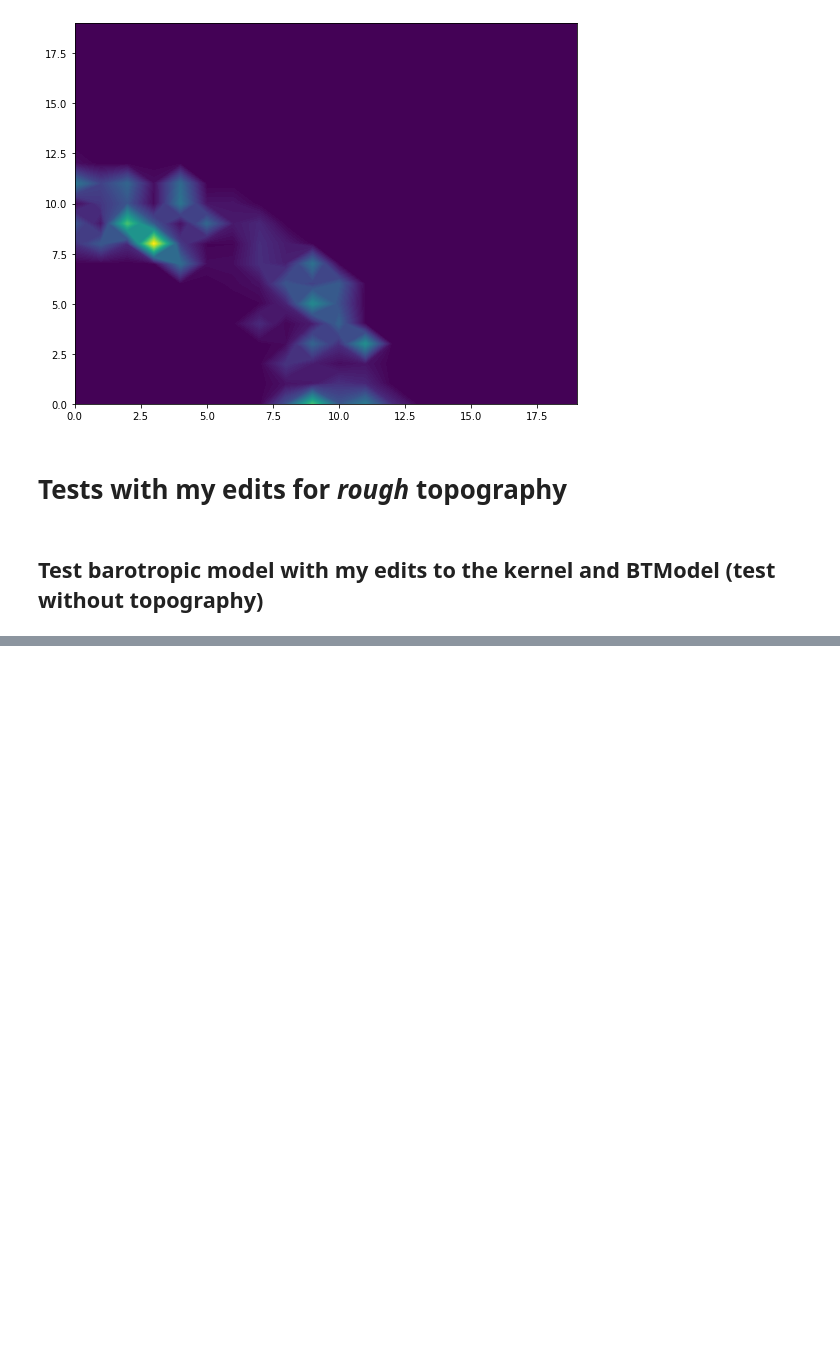
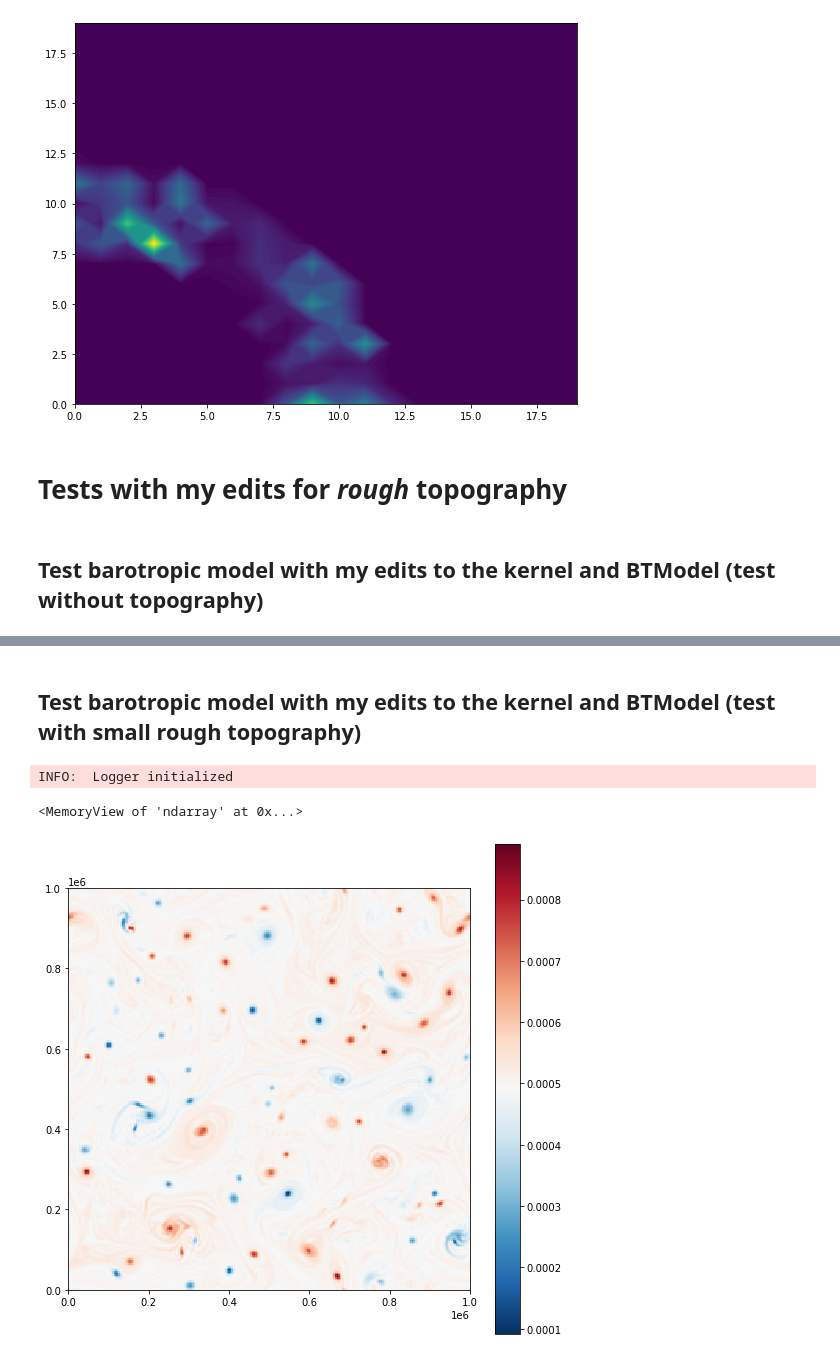
Before and after one commit to mpudig/pyqg, a Jupyter notebook: expts_pudig/bt_model_test.ipynb, the cells around one changed output, grey strips where cells are left out. Drawn from its saved outputs; the diff is of its cells as text; code cells hidden in the pictures; blank space fills up the shorter version.

Commit message:
Trying to fix bottom topography terms in kernel.

```diff
--- a/expts_pudig/bt_model_test.ipynb
+++ b/expts_pudig/bt_model_test.ipynb
@@ -515,0 +531,72 @@ plot_q(m_ds)
+# %% [markdown]
+## Test barotropic model with my edits to the kernel and BTModel (test with small rough topography)
+# %%
+# Grid, dimensions
+L =  1000e3     # length scale of box   [m]
+Ld = None# 100e3       # deformation radius    [m]
+nx = 256.       # number of grid cells per direction
+ny = nx
+
+# Height and topography
+H = 5e3         # Mean height of layer  [m]
+hy = 0. #1e-5   # Gradient of topographic slope in y
+hx = 0. #1e-5   # Gradient of topographic slope in x
+
+def zero_mean_bump(h, n, L, xx, yy):
+
+    return h * np.sin(2*n * np.pi / L * xx) * np.sin(2*n * np.pi / L * yy)
+
+x = np.linspace(0., L, int(nx))
+y = np.linspace(0., L, int(nx))
+xx, yy = np.meshgrid(x, y)
+
+htop = zero_mean_bump(1, 3, L, xx, yy)
+
+# Planetary stuff
+f0 = 1e-4
+omega = 7.2921159e-5
+a = 6.371e6
+lat = np.arcsin(f0 / (2 * omega))
+beta = 2 * omega / a * np.cos(lat)
+rek = 0.
+
+# Time
+dt = 10800 / 60                # time step [s].
+# tmax = 60 * 60 * 24 * 5        # model run time [s]
+tmax = dt * 1000
+
+
+# Create the model object
+m = pyqg.BTModel(L = L, rd = Ld, nx = nx,
+                 f0 = f0, beta = beta, rek = rek,
+                 H = H, hy = hy, hx = hx, htop = 1000 * htop,
+                 tmax = tmax, dt = dt, twrite = 10.)
+
+# plt.contourf(xx, yy, m.htop[0,:,:])
+# plt.colorbar()
+
+m.vqh
+
+# m.run()
+# %% [output]
+INFO:  Logger initialized
+<MemoryView of 'ndarray' at 0x...>
+# %%
+# Convert to xarray for nice metadata etc.
+
+m_ds = m.to_dataset().isel(time=-1)
+
+def plot_q(m, qmax=40):
+    fig, ax = plt.subplots(figsize=(9,9))
+    pc = ax.pcolormesh(m.x,m.y,m.q.squeeze(), cmap='RdBu_r')
+    # pc.set_clim([-qmax, qmax])
+    # ax.set_xlim([0, 2*np.pi])
+    # ax.set_ylim([0, 2*np.pi]);
+    ax.set_aspect(1)
+    plt.colorbar(pc)
+    # plt.title('Time = %g' % m.t)
+    plt.show()
+
+plot_q(m_ds)
+# %% [output]
+[figure, added]
```
Also changed, not shown: parts of 3 cells of this notebook, 3 other files.
